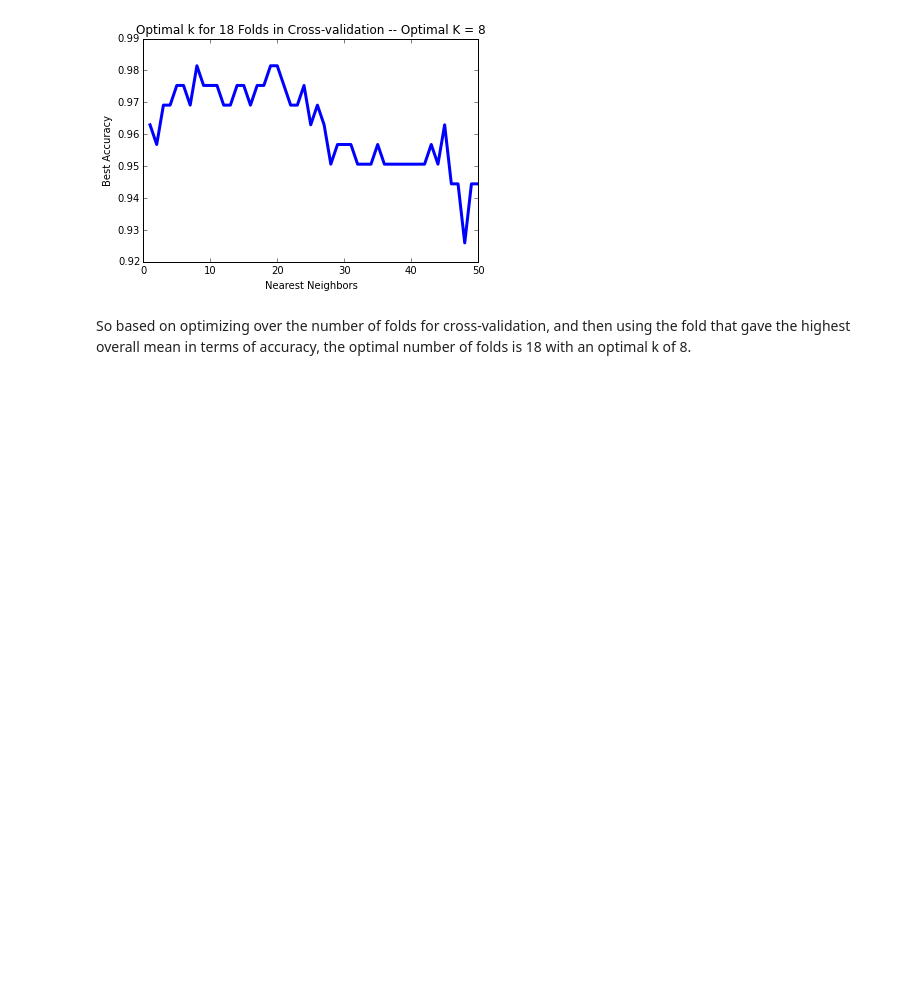
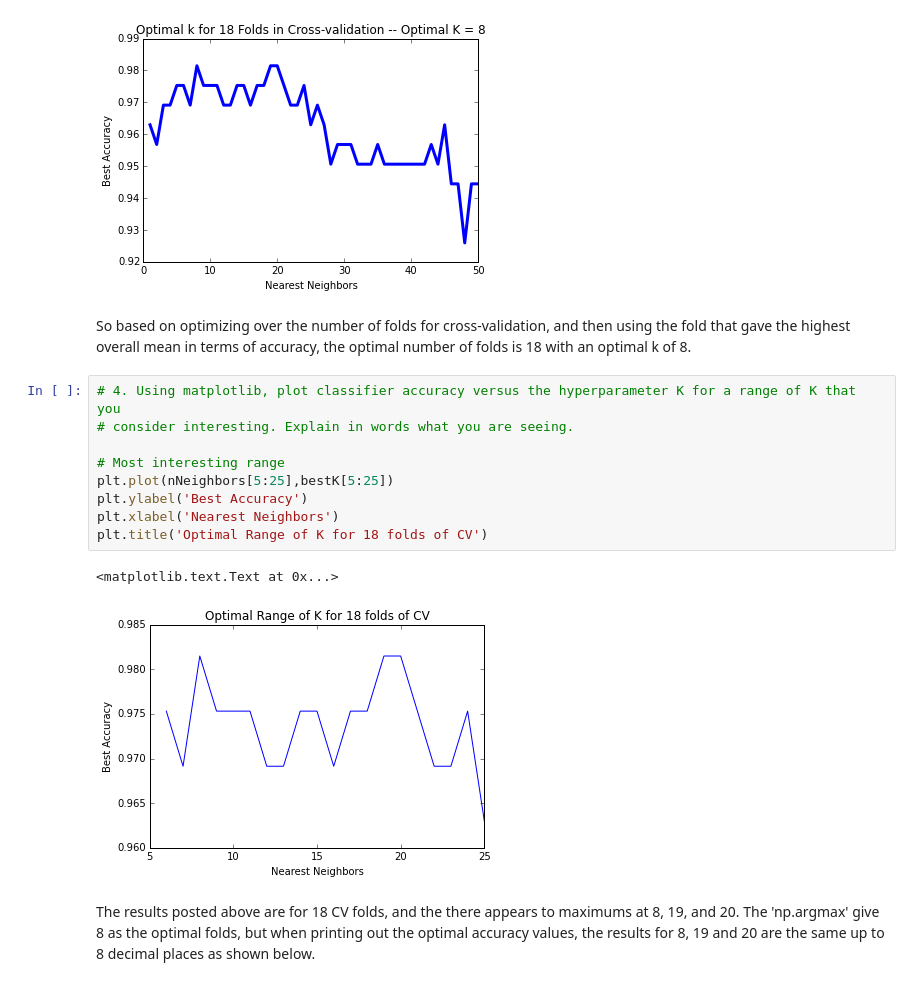
Before and after one commit to jesbot/DAT_SF_14, a Jupyter notebook: homework/MyWork/HomeWork2/Homework2_knn.ipynb, the cells around one changed output. Saved outputs shown, nothing was run; the diff lists cells and outputs as text; blank space fills up the shorter version.

```diff
--- a/homework/MyWork/HomeWork2/Homework2_knn.ipynb
+++ b/homework/MyWork/HomeWork2/Homework2_knn.ipynb
@@ -155,3 +158,17 @@ plt.xlabel('Nearest Neighbors')
 [figure]
 # %% [markdown]
 So based on optimizing over the number of folds for cross-validation, and then using the fold that gave the highest overall mean in terms of accuracy, the optimal number of folds is 18 with an optimal k of 8.
+# %%
+# 4. Using matplotlib, plot classifier accuracy versus the hyperparameter K for a range of K that you
+# consider interesting. Explain in words what you are seeing.
+
+# Most interesting range
+plt.plot(nNeighbors[5:25],bestK[5:25])
+plt.ylabel('Best Accuracy')
+plt.xlabel('Nearest Neighbors')
+plt.title('Optimal Range of K for 18 folds of CV')
+# %% [output]
+<matplotlib.text.Text at 0x...>
+[figure, added]
+# %% [markdown]
+The results posted above are for 18 CV folds, and the there appears to maximums at 8, 19, and 20. The 'np.argmax' give 8 as the optimal folds, but when printing out the optimal accuracy values, the results for 8, 19 and 20 are the same up to 8 decimal places as shown below.
```
Also changed, not shown: parts of 2 cells of this notebook.
